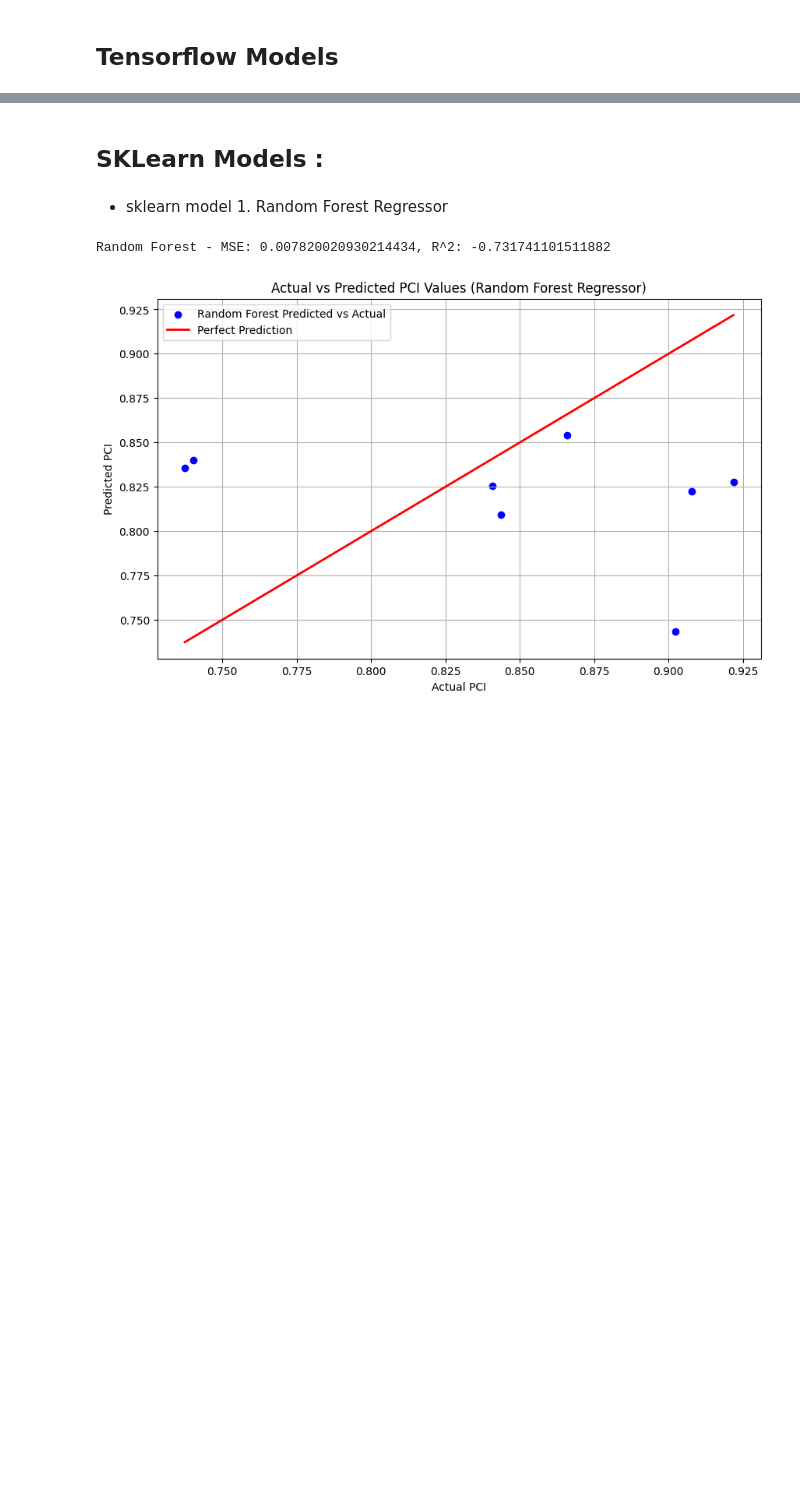
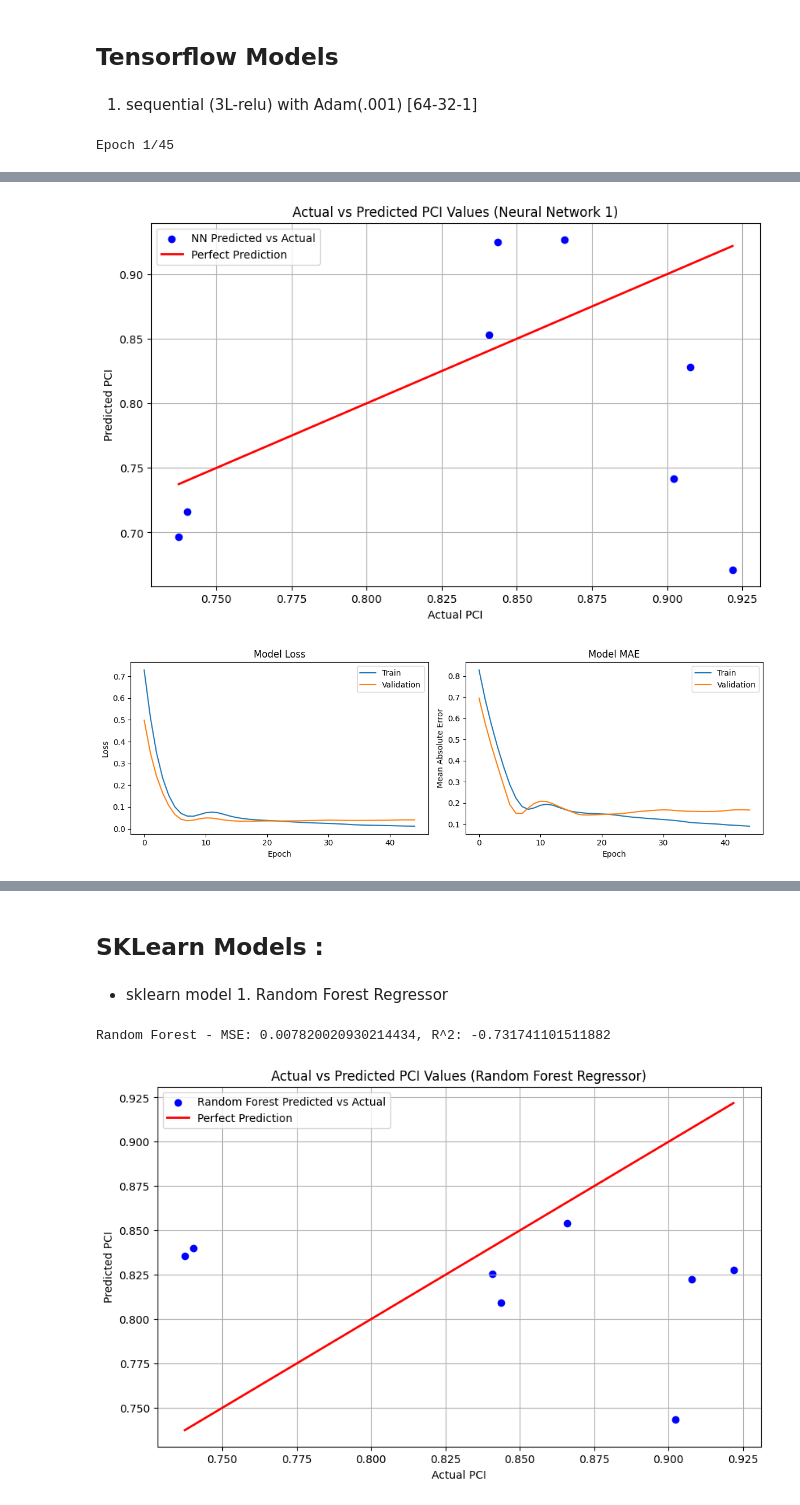
Before and after one commit to nexiouscaliver/pavement-condition-prediction, a Jupyter notebook: notebooks/trail-error.ipynb, the cells around one changed output, grey strips where cells are left out. Drawn from its saved outputs; the diff is of its cells as text; code cells hidden in the pictures; blank space fills up the shorter version.

Commit message:
update tensorflow models and add 4 models with testing

```diff
--- a/notebooks/trail-error.ipynb
+++ b/notebooks/trail-error.ipynb
@@ -21,3 +21,55 @@ y_val = pd.read_csv(r'../datasets/hy_val.csv')
 y_test = pd.read_csv(r'../datasets/hy_test.csv')
 # %% [markdown]
 ## Tensorflow Models
+# %% [markdown]
+1. sequential (3L-relu) with Adam(.001) [64-32-1]
+# %%
+%%time
+model1 = Sequential([
+    Dense(64, input_dim=X_train.shape[1], activation='relu'),
+    Dense(32, activation='relu'),
+    Dense(1, activation='linear')  # Use 'linear' for regression tasks
+])
+model1.compile(optimizer=Adam(learning_rate=0.001), loss='mean_squared_error', metrics=['mae'])
+history = model1.fit(X_train, y_train, validation_data=(X_val, y_val), epochs=45, batch_size=32)
+test_loss1, test_mae1 = model1.evaluate(X_test, y_test)
+y_pred_nn = model1.predict(X_test)
+print(f'Test MAE: {test_mae1}, Test Loss: {test_loss1})')
+mse_nn = mean_squared_error(y_test, y_pred_nn)
+r2_nn = r2_score(y_test, y_pred_nn)
+print(f'NN - MSE: {mse_nn}, R^2: {r2_nn}')
+
+plt.figure(figsize=(10, 6))
+plt.scatter(y_test, y_pred_nn, color='blue', label='NN Predicted vs Actual')
+plt.plot([y_test.min(), y_test.max()], [y_test.min(), y_test.max()], color='red', lw=2, label='Perfect Prediction')
+plt.title('Actual vs Predicted PCI Values (Neural Network 1)')
+plt.xlabel('Actual PCI')
+plt.ylabel('Predicted PCI')
+plt.legend()
+plt.grid(True)
+plt.show()
+
+# Plot training & validation loss values
+plt.figure(figsize=(12, 4))
+
+plt.subplot(1, 2, 1)
+plt.plot(history.history['loss'])
+plt.plot(history.history['val_loss'])
+plt.title('Model Loss')
+plt.xlabel('Epoch')
+plt.ylabel('Loss')
+plt.legend(['Train', 'Validation'], loc='upper right')
+
+# Plot training & validation MAE values
+plt.subplot(1, 2, 2)
+plt.plot(history.history['mae'])
+plt.plot(history.history['val_mae'])
+plt.title('Model MAE')
+plt.xlabel('Epoch')
+plt.ylabel('Mean Absolute Error')
+plt.legend(['Train', 'Validation'], loc='upper right')
+
+plt.tight_layout()
+plt.show()
+# %% [output]
+Epoch 1/45
@@ -23,0 +93,2 @@ y_test = pd.read_csv(r'../datasets/hy_test.csv')
+[figure, added]
+[figure, added]
```
Also changed, not shown: parts of 12 cells of this notebook.
